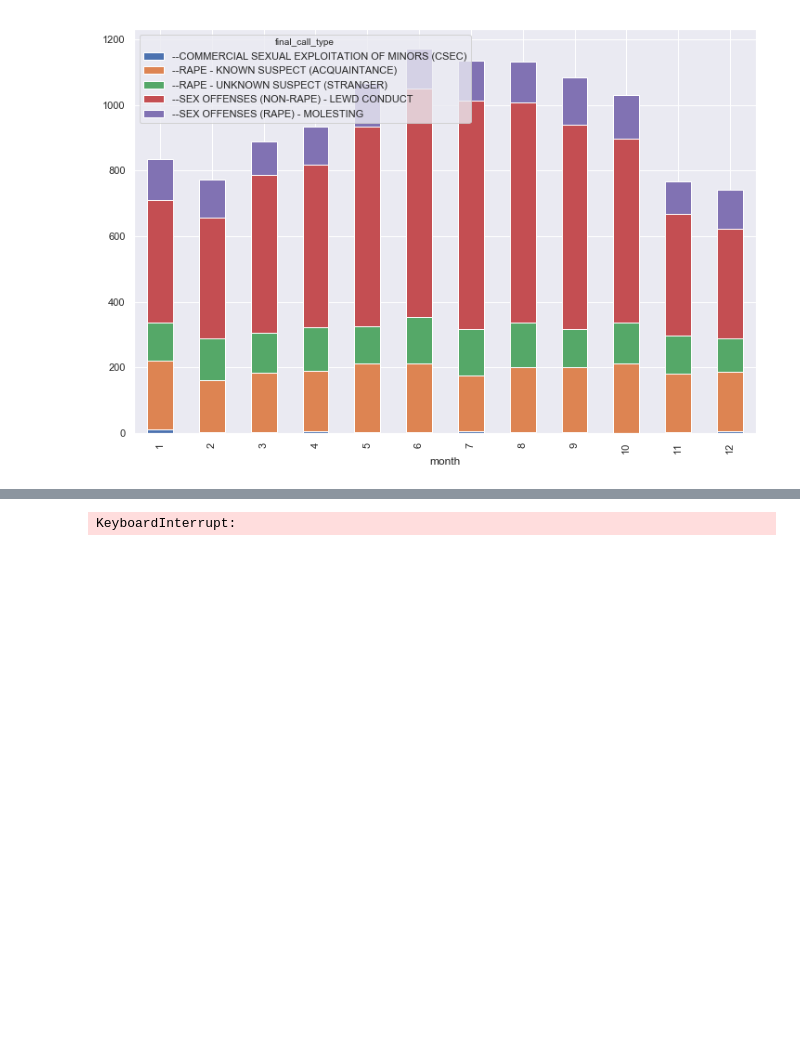
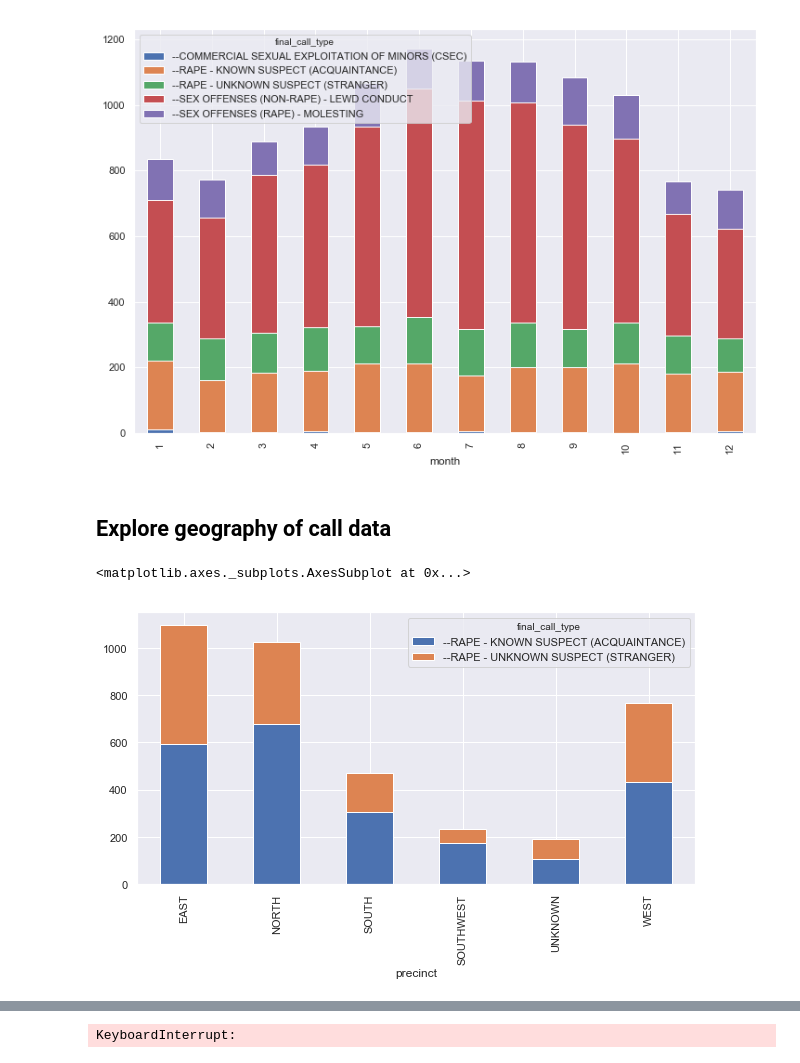
Before and after one commit to teacupwoozy/spd_notebook_archive, a Jupyter notebook: spd_notebook/2010-2018_sexcrimes_violentcrimes.ipynb, the cells around one changed output, grey strips where cells are left out. Drawn from its saved outputs; the diff is of its cells as text; code cells hidden in the pictures; blank space fills up the shorter version.

Commit message:
Add bars for all rapes and sex assault by precinct

```diff
--- a/spd_notebook/2010-2018_sexcrimes_violentcrimes.ipynb
+++ b/spd_notebook/2010-2018_sexcrimes_violentcrimes.ipynb
@@ -598,3 +605,12 @@ stage.groupby('final_call_type').month.value_counts().unstack(0).plot.bar(stacke
 # %% [output]
 <matplotlib.axes._subplots.AxesSubplot at 0x...>
 [figure]
+# %% [markdown]
+## Explore geography of call data
+# %%
+# Plot all rapes by precinct - total 2010-2018
+# Add line graph overlay of population that lives in each of these precinct. Unsure of unit of measurement for this
+stage_is_rape_cfs.groupby('final_call_type').precinct.value_counts().unstack(0).plot.bar(stacked=True, figsize=(10,5))
+# %% [output]
+<matplotlib.axes._subplots.AxesSubplot at 0x...>
+[figure, added]
```
Also changed, not shown: parts of 15 cells of this notebook.
